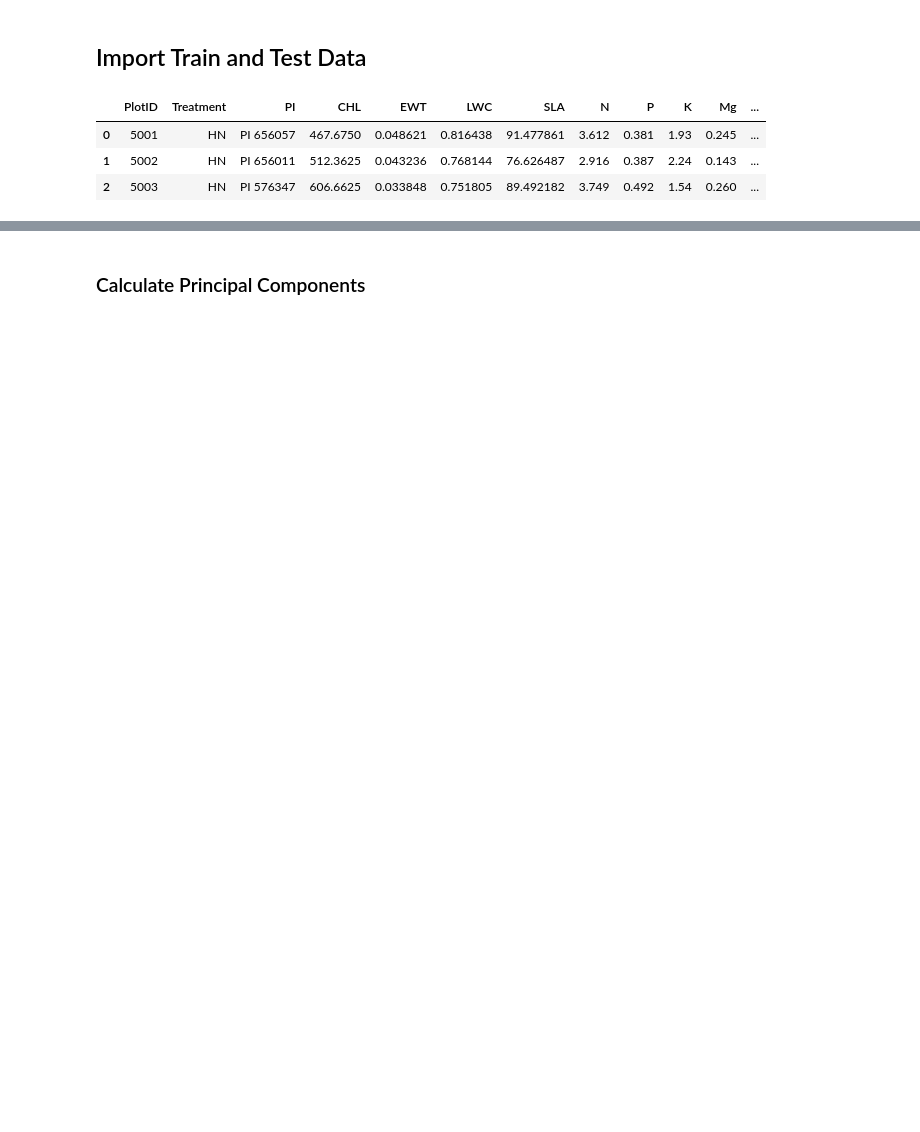
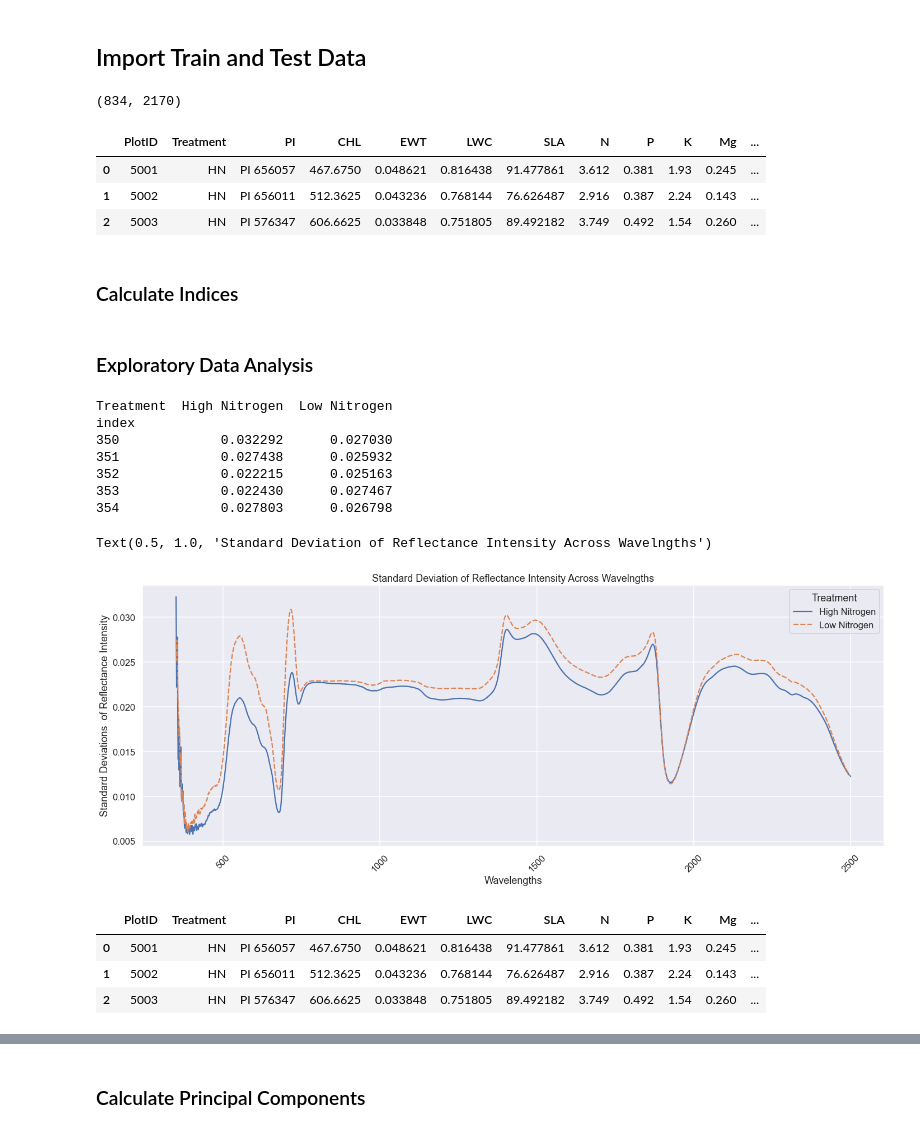
Before and after one commit to aime-valentin/sorghum_flowering_time_prediction, a Jupyter notebook: notebooks/days_to_bloom/sorghum_flowering_predictions_with_ExtraTrees_yellow-1.3.ipynb, the cells around one changed output, grey strips where cells are left out. Saved outputs shown, nothing was run; the diff lists cells and outputs as text; code cells hidden in the pictures; blank space fills up the shorter version.

```diff
--- a/notebooks/days_to_bloom/sorghum_flowering_predictions_with_ExtraTrees_yellow-1.3.ipynb
+++ b/notebooks/days_to_bloom/sorghum_flowering_predictions_with_ExtraTrees_yellow-1.3.ipynb
@@ -29,10 +33,32 @@ sns.set()
+# %%
+def make_eda_plots(df, np_func):
+    summ = df.copy()
+    summ.Treatment = summ.Treatment.apply(lambda x: "High Nitrogen" if x=="HN" else "Low Nitrogen" )
+    summ= pd.pivot_table(data =summ, values = list(summ.columns)[18:-6], index = summ.Treatment, aggfunc = np_func).transpose()
+    summ.sort_index(inplace = True)
+    summ.reset_index(inplace = True)
+    summ['index'] = summ['index'].apply(lambda x: x[1:])
+    summ['index'] = summ['index'].astype('int64')
+    summ.sort_values('index', inplace =True)
+    summ.set_index('index', inplace = True)
+    print(summ.head())
+    plt.figure(figsize=(20,8))
+    plt.xticks(rotation=45)
+    sns.lineplot(data=summ)
+    plt.xlabel('Wavelengths')
+    plt.ylabel('Standard Deviations  of Reflectance Intensity')
+    plt.tight_layout()
 # %% [markdown]
 ## Import Train and Test Data
 # %%
 df = pd.read_csv('../../data/data-1.5-yellow.csv',index_col = 0)
+print(df.shape)
 df.head(3)
 # %% [output]
+(834, 2170)
 |  | PlotID | Treatment | PI | CHL | EWT | LWC | SLA | N | P | K | Mg | ... |
 | 0 | 5001 | HN | PI 656057 | 467.6750 | 0.048621 | 0.816438 | 91.477861 | 3.612 | 0.381 | 1.93 | 0.245 | ... |
 | 1 | 5002 | HN | PI 656011 | 512.3625 | 0.043236 | 0.768144 | 76.626487 | 2.916 | 0.387 | 2.24 | 0.143 | ... |
 | 2 | 5003 | HN | PI 576347 | 606.6625 | 0.033848 | 0.751805 | 89.492182 | 3.749 | 0.492 | 1.54 | 0.260 | ... |
+# %% [markdown]
+### Calculate Indices
@@ -38,0 +77,24 @@ df.head(3)
+# %% [markdown]
+### Exploratory Data Analysis
+# %%
+#average reflectanced
+sns.set_context('talk')
+make_eda_plots(df,np.std)
+plt.title("Standard Deviation of Reflectance Intensity Across Wavelngths")
+# %% [output]
+Treatment  High Nitrogen  Low Nitrogen
+index
+350             0.032292      0.027030
+351             0.027438      0.025932
+352             0.022215      0.025163
+353             0.022430      0.027467
+354             0.027803      0.026798
+Text(0.5, 1.0, 'Standard Deviation of Reflectance Intensity Across Wavelngths')
+[figure, added]
+# %%
+df.head(3)
+# %% [output]
+|  | PlotID | Treatment | PI | CHL | EWT | LWC | SLA | N | P | K | Mg | ... |
+| 0 | 5001 | HN | PI 656057 | 467.6750 | 0.048621 | 0.816438 | 91.477861 | 3.612 | 0.381 | 1.93 | 0.245 | ... |
+| 1 | 5002 | HN | PI 656011 | 512.3625 | 0.043236 | 0.768144 | 76.626487 | 2.916 | 0.387 | 2.24 | 0.143 | ... |
+| 2 | 5003 | HN | PI 576347 | 606.6625 | 0.033848 | 0.751805 | 89.492182 | 3.749 | 0.492 | 1.54 | 0.260 | ... |
```
Also changed, not shown: parts of 36 cells of this notebook, 10 other files.
